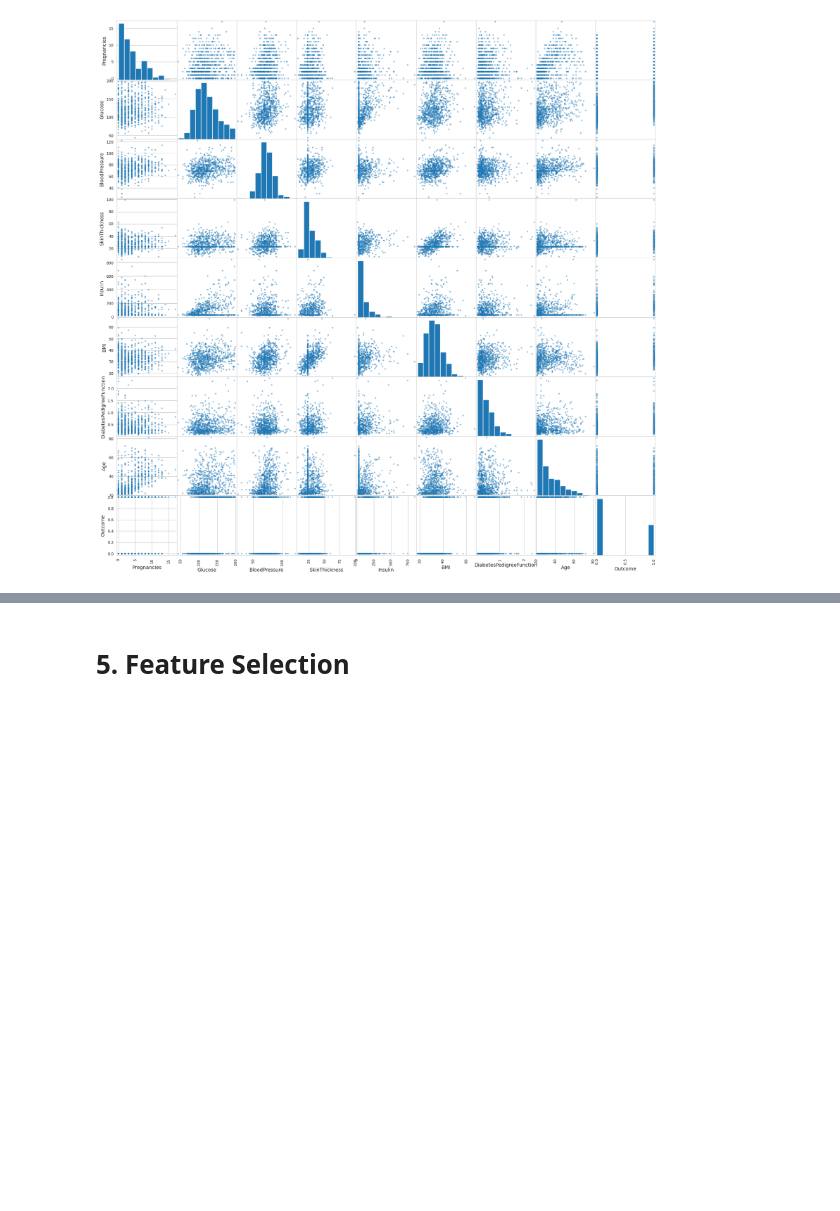
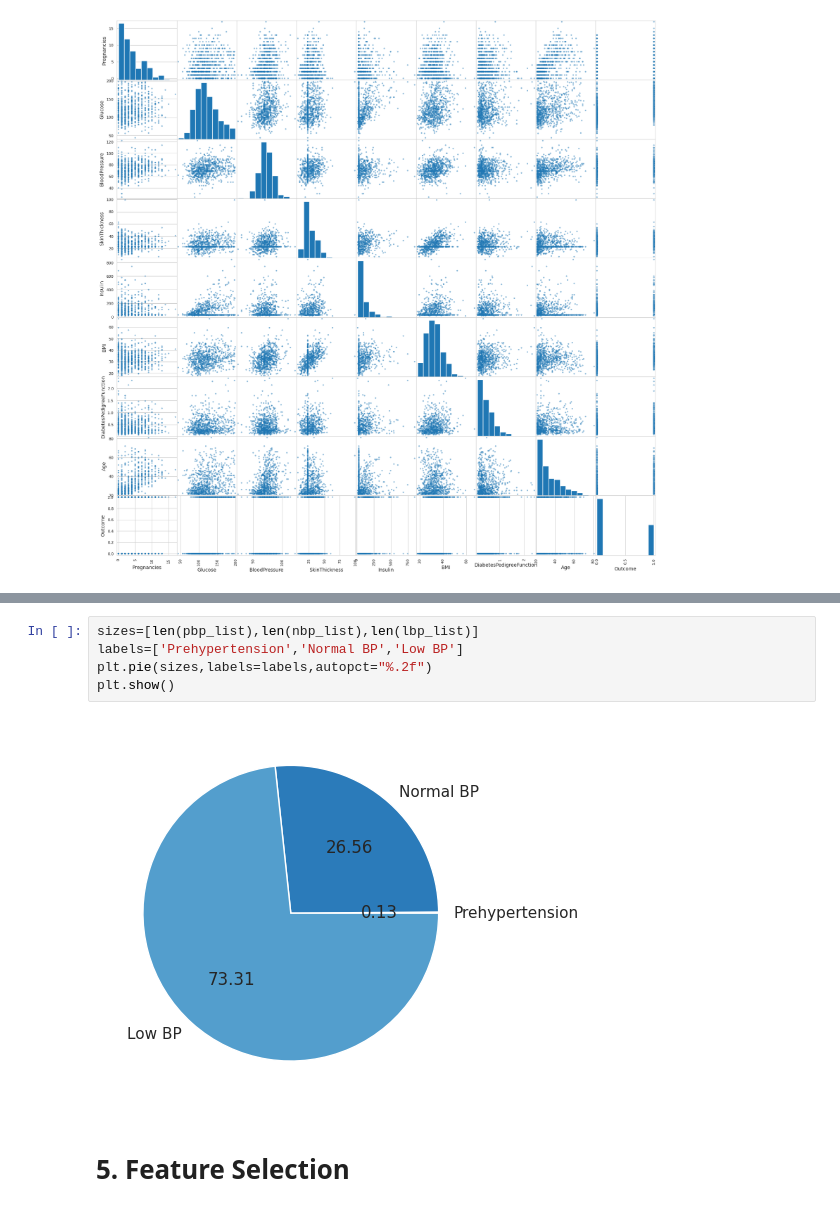
Before and after one commit to durga41003/Data-Science, a Jupyter notebook: diabetes_prediction.ipynb, the cells around one changed output, grey strips where cells are left out. Drawn from its saved outputs; the diff is of its cells as text; blank space fills up the shorter version.

```diff
--- a/diabetes_prediction.ipynb
+++ b/diabetes_prediction.ipynb
@@ -267,3 +320,10 @@ scatter_matrix(df,figsize=(20,20));
+# %%
+sizes=[len(pbp_list),len(nbp_list),len(lbp_list)]
+labels=['Prehypertension','Normal BP','Low BP']
+plt.pie(sizes,labels=labels,autopct="%.2f")
+plt.show()
+# %% [output]
+[figure, added]
 # %% [markdown]
 # 5. Feature Selection
 # %%
```
Also changed, not shown: parts of 15 cells of this notebook.
